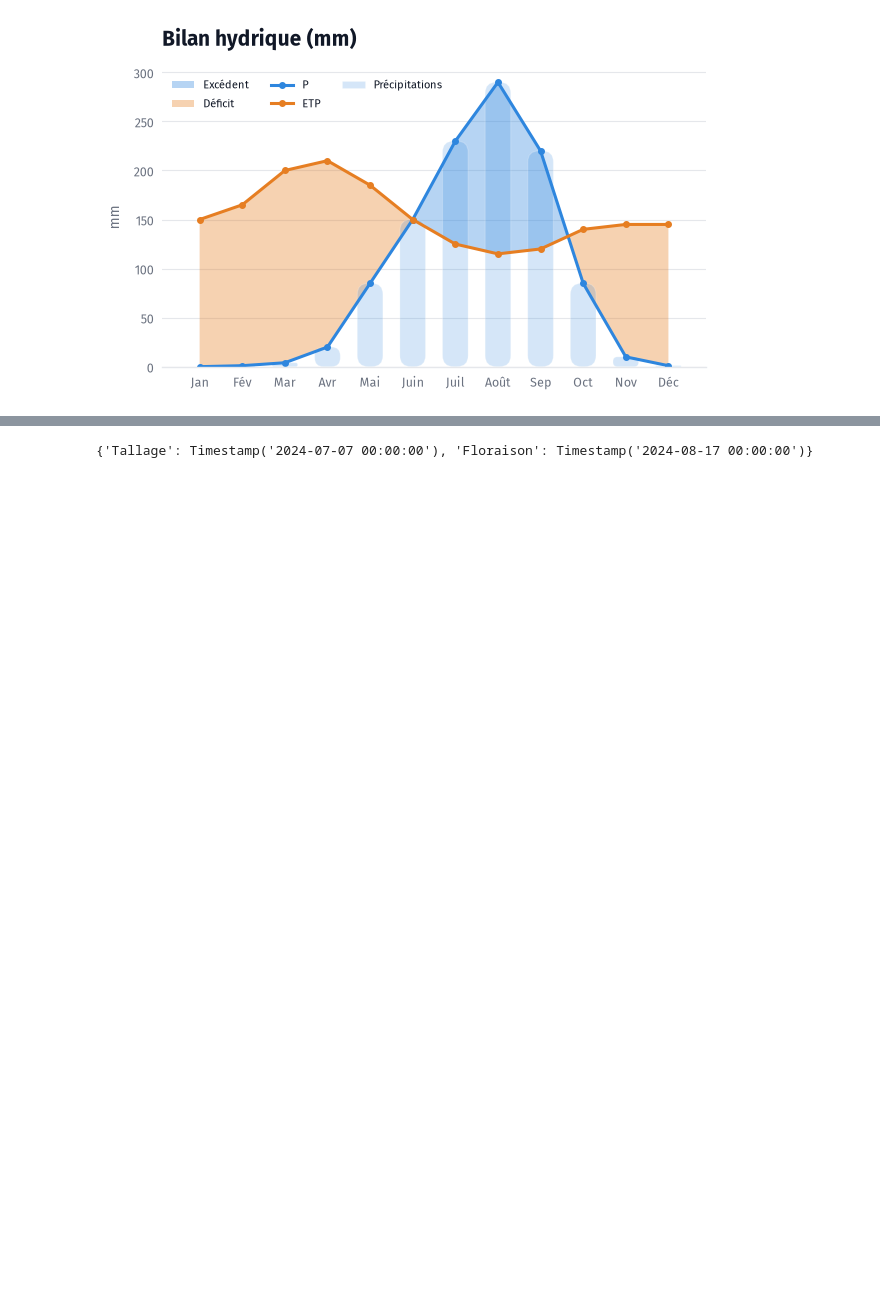
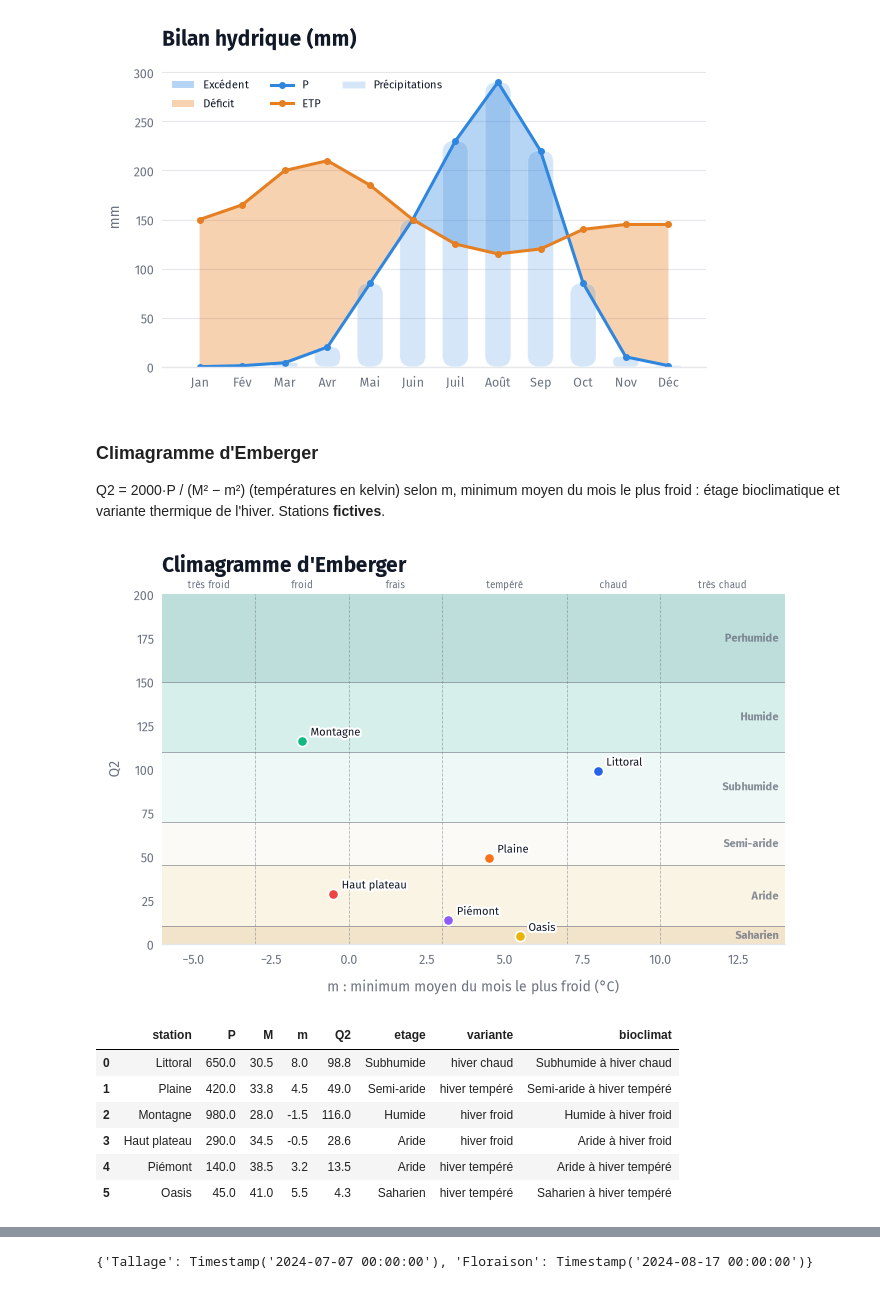
Before and after one commit to Mr-KAM/plutovizu, a Jupyter notebook: examples/03_climat_et_sols.ipynb, the cells around one changed output, grey strips where cells are left out. Saved outputs shown, nothing was run; the diff lists cells and outputs as text; code cells hidden in the pictures; blank space fills up the shorter version.

```diff
--- a/examples/03_climat_et_sols.ipynb
+++ b/examples/03_climat_et_sols.ipynb
@@ -107,3 +107,29 @@ chart.show()
 [figure]
 {'excedent': 380.0, 'deficit': 1134.0}
 [figure]
+# %% [markdown]
+### Climagramme d'Emberger
+
+Q2 = 2000·P / (M² − m²) (températures en kelvin) selon m, minimum moyen du mois le plus froid : étage bioclimatique et variante thermique de l'hiver. Stations **fictives**.
+# %%
+stations_emberger = pd.DataFrame({
+    'station': ['Littoral', 'Plaine', 'Montagne', 'Haut plateau', 'Piémont', 'Oasis'],
+    'pluie': [650, 420, 980, 290, 140, 45],         # pluie annuelle (mm)
+    'M': [30.5, 33.8, 28.0, 34.5, 38.5, 41.0],      # maxima du mois le plus chaud (°C)
+    'm': [8.0, 4.5, -1.5, -0.5, 3.2, 5.5]})         # minima du mois le plus froid (°C)
+
+chart = (Chart(stations_emberger, figsize=cm(18, 12))
+    .emberger('pluie', 'M', 'm', station='station')
+    .title("Climagramme d'Emberger")
+    .tight_layout())
+chart.show()
+chart.emberger_table
+# %% [output]
+[figure, added]
+|  | station | P | M | m | Q2 | etage | variante | bioclimat |
+| 0 | Littoral | 650.0 | 30.5 | 8.0 | 98.8 | Subhumide | hiver chaud | Subhumide à hiver chaud |
+| 1 | Plaine | 420.0 | 33.8 | 4.5 | 49.0 | Semi-aride | hiver tempéré | Semi-aride à hiver tempéré |
+| 2 | Montagne | 980.0 | 28.0 | -1.5 | 116.0 | Humide | hiver froid | Humide à hiver froid |
+| 3 | Haut plateau | 290.0 | 34.5 | -0.5 | 28.6 | Aride | hiver froid | Aride à hiver froid |
+| 4 | Piémont | 140.0 | 38.5 | 3.2 | 13.5 | Aride | hiver tempéré | Aride à hiver tempéré |
+| 5 | Oasis | 45.0 | 41.0 | 5.5 | 4.3 | Saharien | hiver tempéré | Saharien à hiver tempéré |
```
Also changed, not shown: parts of 2 cells of this notebook, 28 other files.
